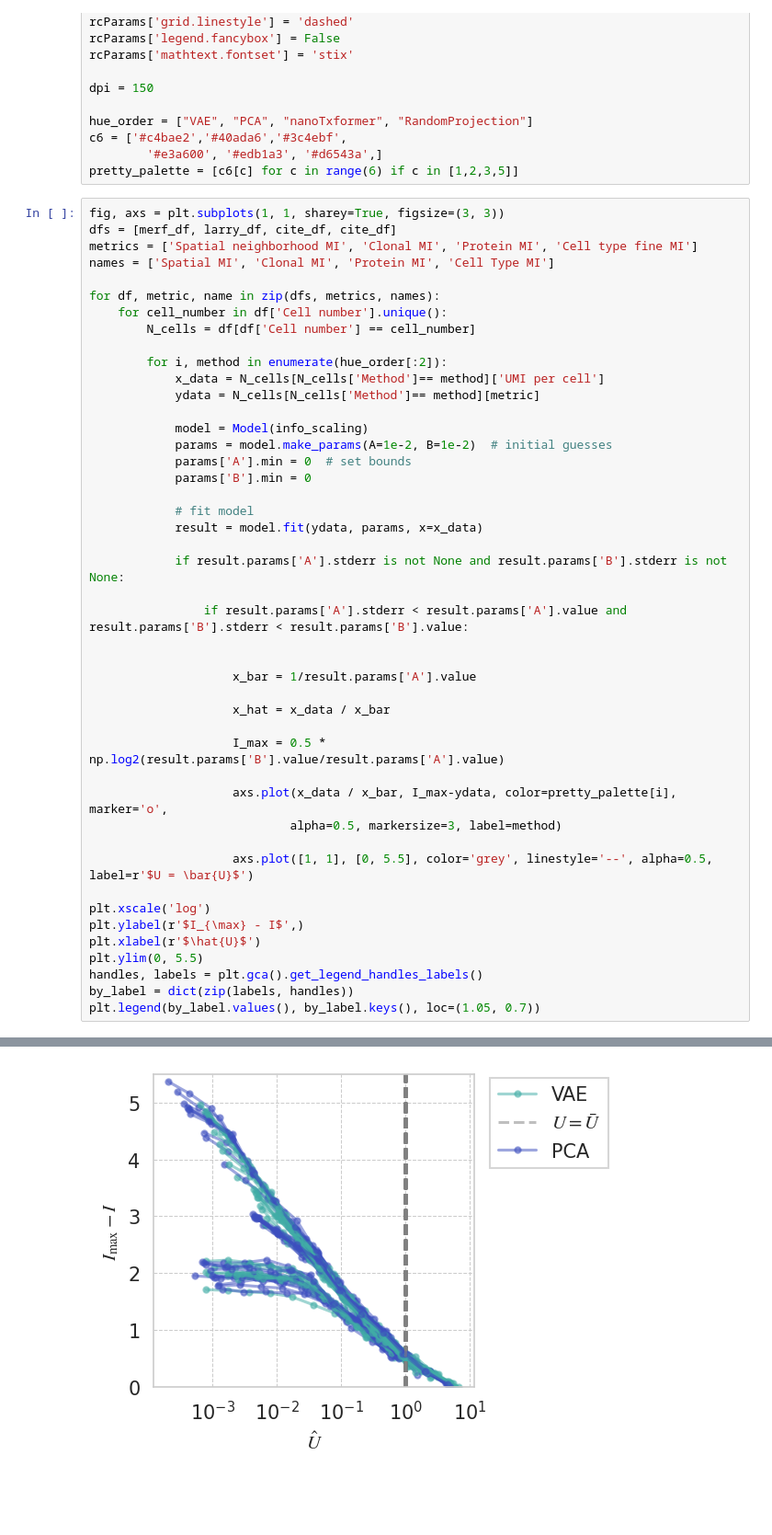
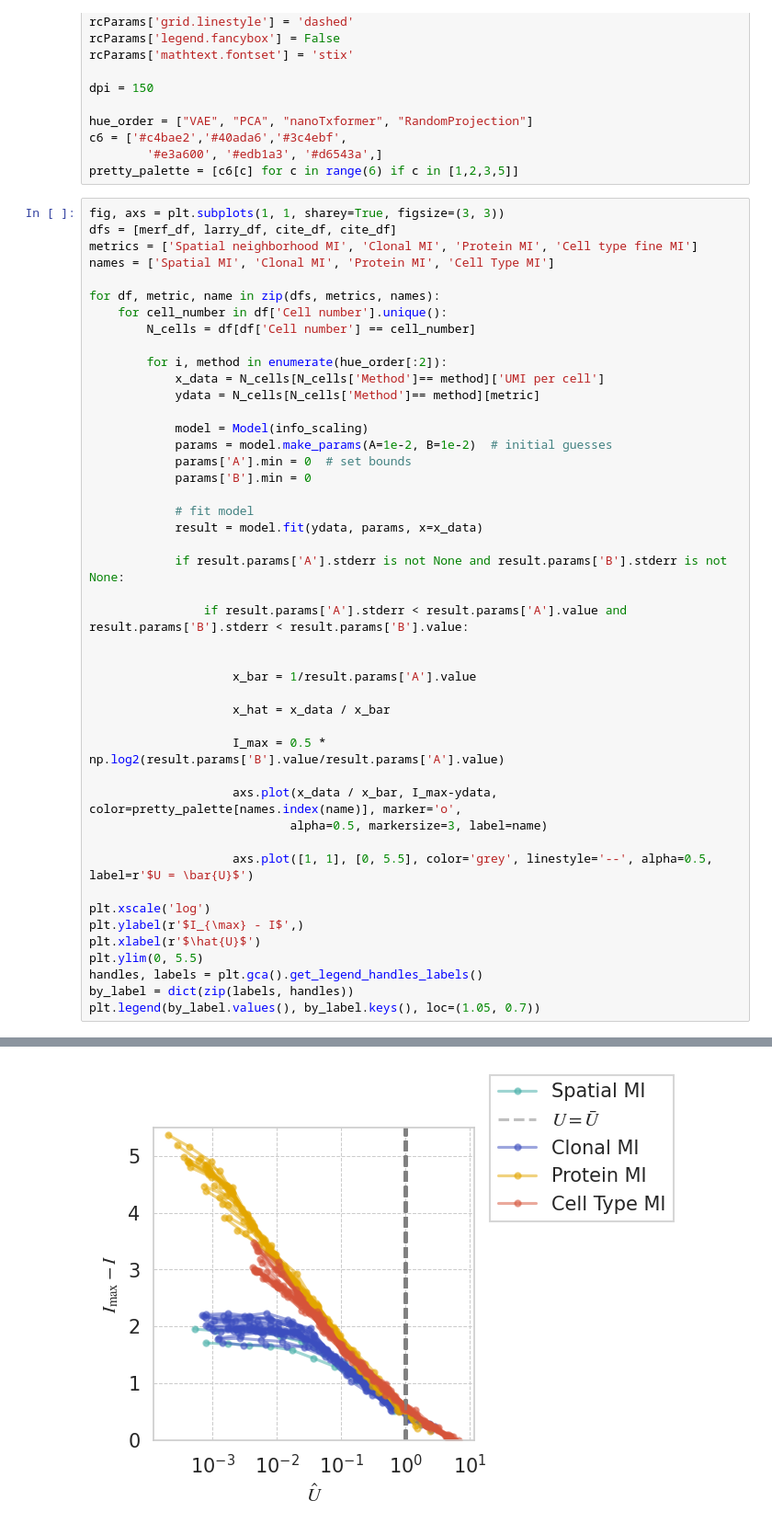
Before and after one commit to ggdna/scScaling, a Jupyter notebook: analysis/universal_curve.ipynb, the cells around one changed output, grey strips where cells are left out. Shown: that part at 92% size. Saved outputs shown, nothing was run; the diff lists cells and outputs as text; blank space fills up the shorter version.

Commit message:
different colors

```diff
--- a/analysis/universal_curve.ipynb
+++ b/analysis/universal_curve.ipynb
@@ -45,33 +45,33 @@ for df, metric, name in zip(dfs, metrics, names):
             params = model.make_params(A=1e-2, B=1e-2)  # initial guesses
             params['A'].min = 0  # set bounds
             params['B'].min = 0
 
             # fit model
             result = model.fit(ydata, params, x=x_data)
 
             if result.params['A'].stderr is not None and result.params['B'].stderr is not None:
 
                 if result.params['A'].stderr < result.params['A'].value and result.params['B'].stderr < result.params['B'].value:
 
 
                     x_bar = 1/result.params['A'].value
 
                     x_hat = x_data / x_bar
 
                     I_max = 0.5 * np.log2(result.params['B'].value/result.params['A'].value)
 
-                    axs.plot(x_data / x_bar, I_max-ydata, color=pretty_palette[i], marker='o',
-                            alpha=0.5, markersize=3, label=method)
+                    axs.plot(x_data / x_bar, I_max-ydata, color=pretty_palette[names.index(name)], marker='o',
+                            alpha=0.5, markersize=3, label=name)
 
                     axs.plot([1, 1], [0, 5.5], color='grey', linestyle='--', alpha=0.5, label=r'$U = \bar{U}$')
 
 plt.xscale('log')
 plt.ylabel(r'$I_{\max} - I$',)
 plt.xlabel(r'$\hat{U}$')
 plt.ylim(0, 5.5)
 handles, labels = plt.gca().get_legend_handles_labels()
 by_label = dict(zip(labels, handles))
 plt.legend(by_label.values(), by_label.keys(), loc=(1.05, 0.7))
 # %% [output]
 <matplotlib.legend.Legend at 0x...>
-[figure, old version]
+[figure, new version]
```
